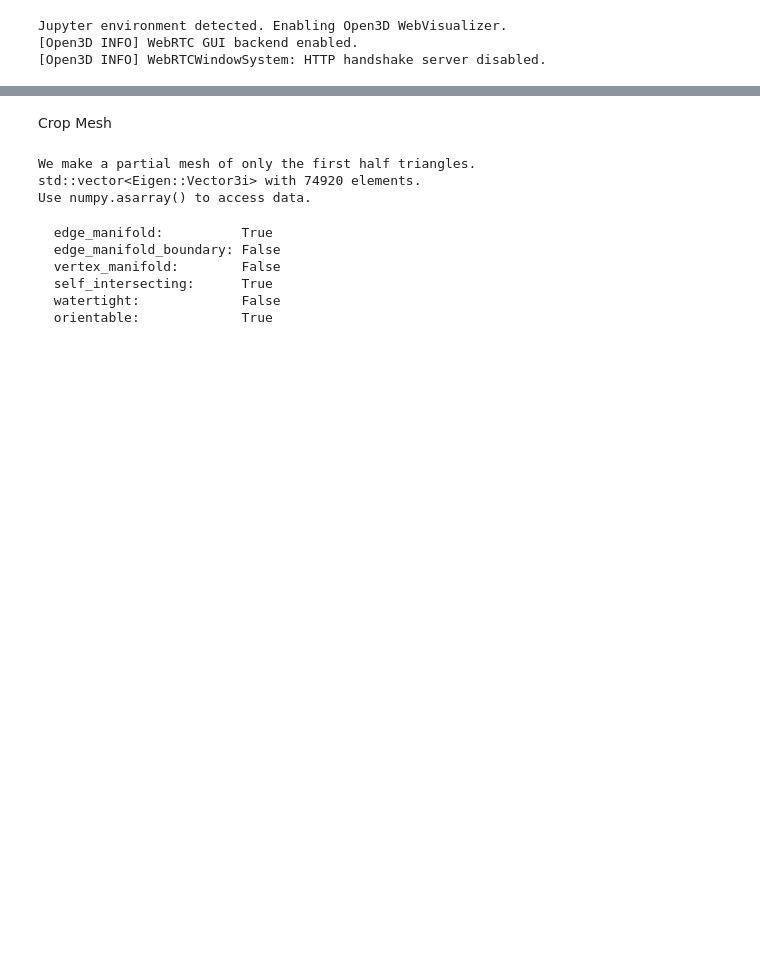
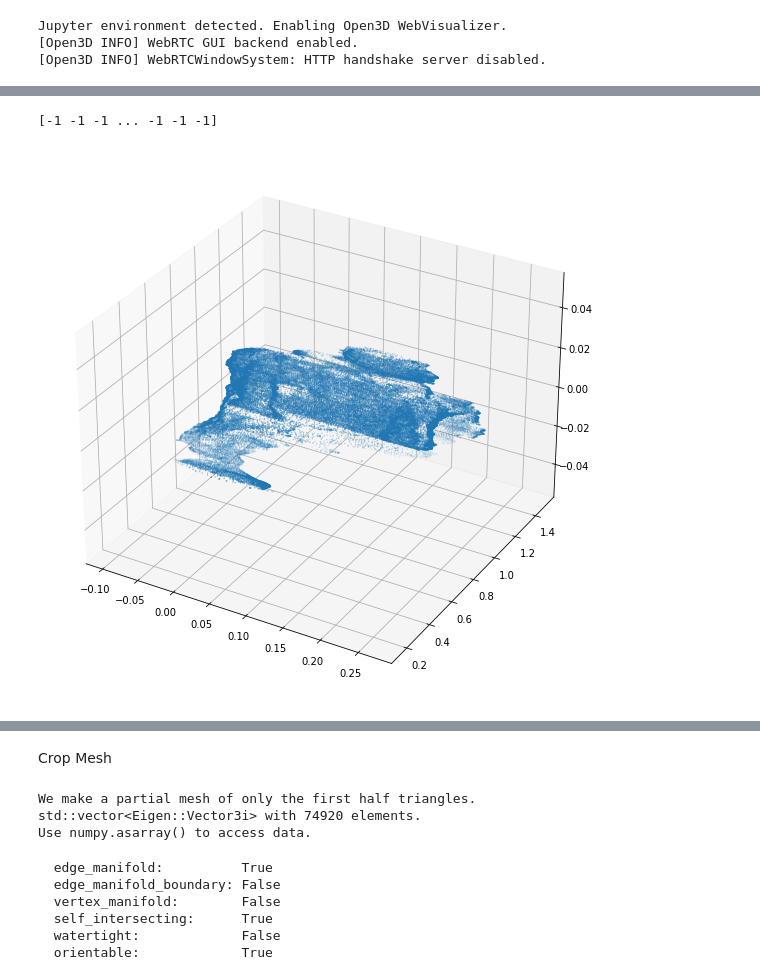
Before and after one commit to KevmarPerez/cmu-prosthetics, a Jupyter notebook: open3d_test/mm.ipynb, the cells around one changed output, grey strips where cells are left out. Cells and saved outputs as stored; diff of their text form; code cells hidden in the pictures; blank space fills up the shorter version.

```diff
--- a/open3d_test/mm.ipynb
+++ b/open3d_test/mm.ipynb
@@ -29,0 +57,28 @@ plt.show()
+# %%
+X = [[d[0], d[2]] for d in v[:len(vertices)]]
+db = DBSCAN(eps=0.091, min_samples=2000).fit(X)
+# print(X)
+
+core_samples_mask = np.zeros_like(db.labels_, dtype=bool)
+core_samples_mask[db.core_sample_indices_] = True
+labels = db.labels_
+
+# Number of clusters in labels, ignoring noise if present.
+n_clusters_ = len(set(labels)) - (1 if -1 in labels else 0)
+
+print(labels)
+# %% [output]
+[-1 -1 -1 ... -1 -1 -1]
+# %%
+samples = []
+for ind in db.core_sample_indices_:
+    samples.append(v[ind])
+# %%
+samp = np.asarray(samples)
+fig = plt.figure()
+new_v = np.asarray(f_list)
+ax = fig.add_subplot(111, projection='3d')
+plt.scatter(samp[:,0],samp[:,1],samp[:,2])
+fig.set_size_inches(10,10)
+# %% [output]
+[figure, added]
```
Also changed, not shown: parts of 9 cells of this notebook, 14 other files.
